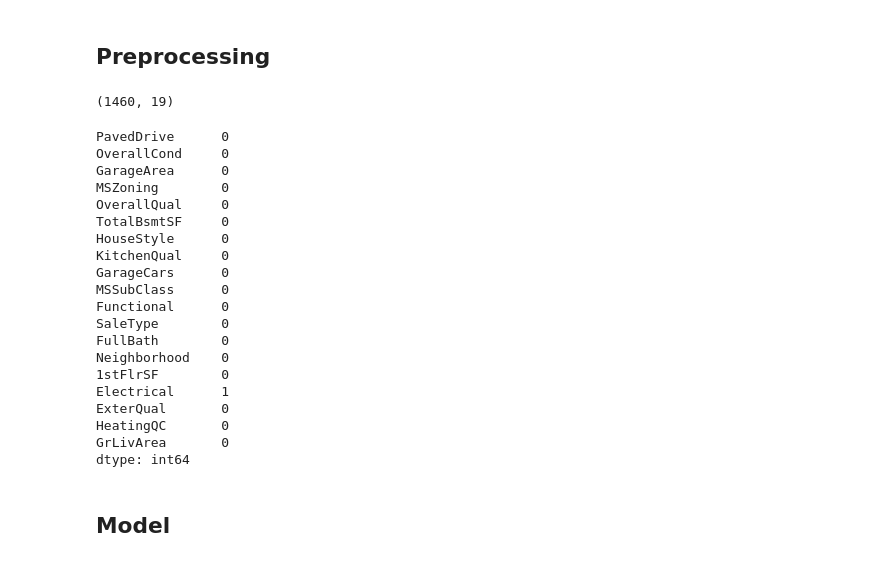
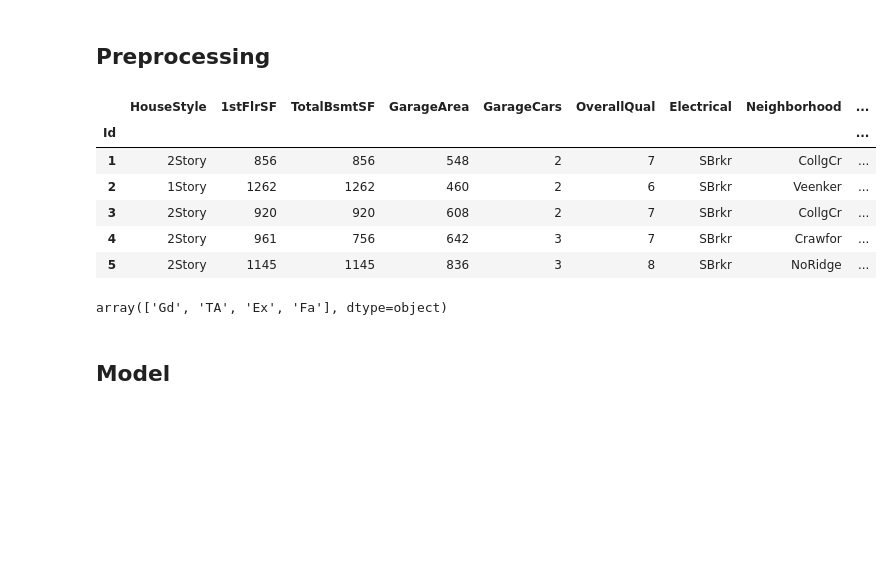
Before and after one commit to Assassinsoftomorrow/HousePrice-Prediction, a Jupyter notebook: Notebook_2.ipynb, the cells around one changed output. Cells and saved outputs as stored; diff of their text form; code cells hidden in the pictures; blank space fills up the shorter version.

```diff
--- a/Notebook_2.ipynb
+++ b/Notebook_2.ipynb
@@ -179,29 +178,12 @@ selected_features = selected_num_features + selected_ord_features + selected_nom
 X = house_df[list(set(selected_features) & set(house_df.columns))]  # Features
 y = house_df.iloc[:, -1]  # Target variable
 # %%
-X.shape
+X.head()
 # %% [output]
-(1460, 19)
+|  | HouseStyle | 1stFlrSF | TotalBsmtSF | GarageArea | GarageCars | OverallQual | Electrical | Neighborhood | ... |
+| Id |  |  |  |  |  |  |  |  | ... |
+| 1 | 2Story | 856 | 856 | 548 | 2 | 7 | SBrkr | CollgCr | ... |
+| 2 | 1Story | 1262 | 1262 | 460 | 2 | 6 | SBrkr | Veenker | ... |
+| 3 | 2Story | 920 | 920 | 608 | 2 | 7 | SBrkr | CollgCr | ... |
+| 4 | 2Story | 961 | 756 | 642 | 3 | 7 | SBrkr | Crawfor | ... |
+| 5 | 2Story | 1145 | 1145 | 836 | 3 | 8 | SBrkr | NoRidge | ... |
-# %%
-X.isna().sum()
-# %% [output]
-PavedDrive      0
-OverallCond     0
-GarageArea      0
-MSZoning        0
-OverallQual     0
-TotalBsmtSF     0
-HouseStyle      0
-KitchenQual     0
-GarageCars      0
-MSSubClass      0
-Functional      0
-SaleType        0
-FullBath        0
-Neighborhood    0
-1stFlrSF        0
-Electrical      1
-ExterQual       0
-HeatingQC       0
-GrLivArea       0
-dtype: int64
@@ -228,0 +190,4 @@ out_shape = 1  # Output shape for the model
+# %%
+X['ExterQual'].unique()
+# %% [output]
+array(['Gd', 'TA', 'Ex', 'Fa'], dtype=object)
```
Also changed, not shown: parts of 15 cells of this notebook, 3 other files.
